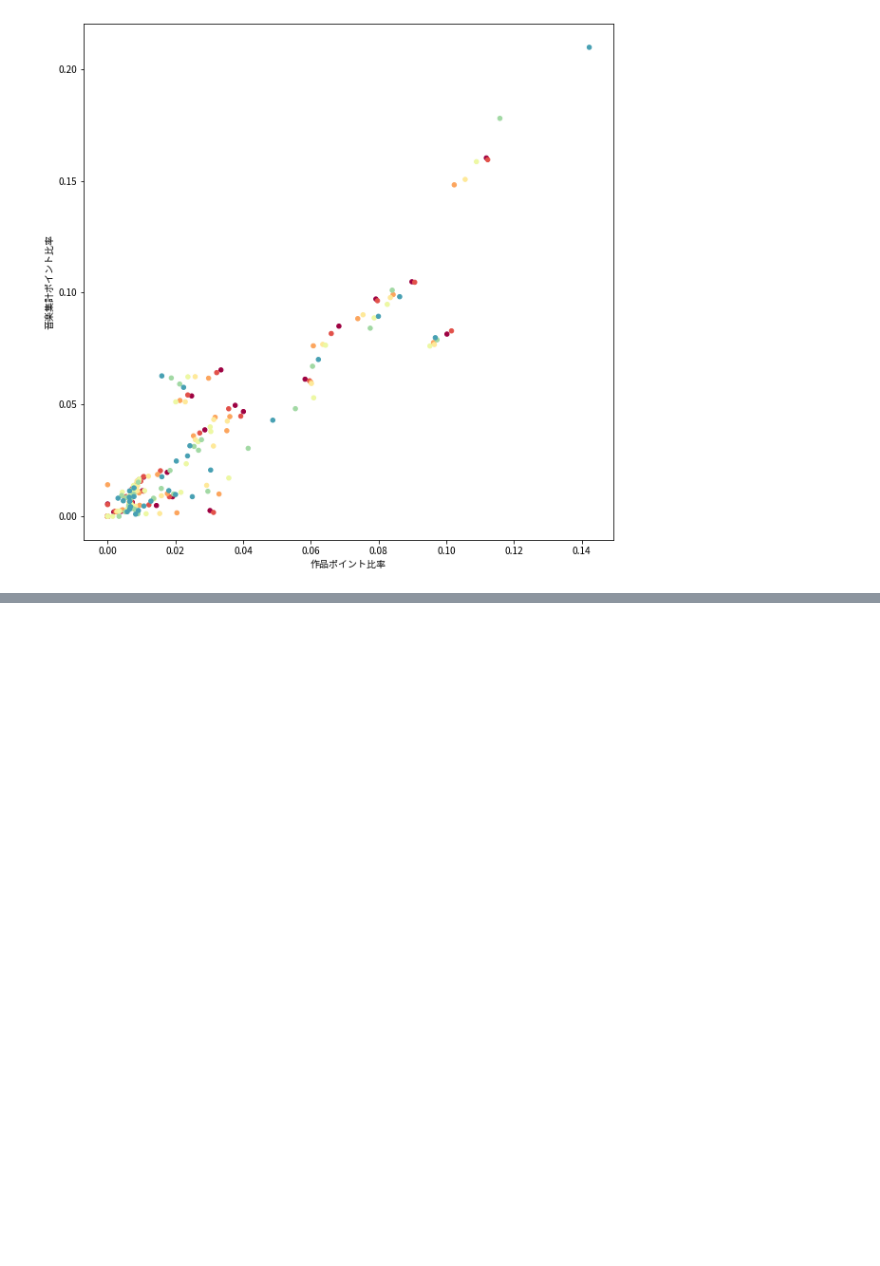
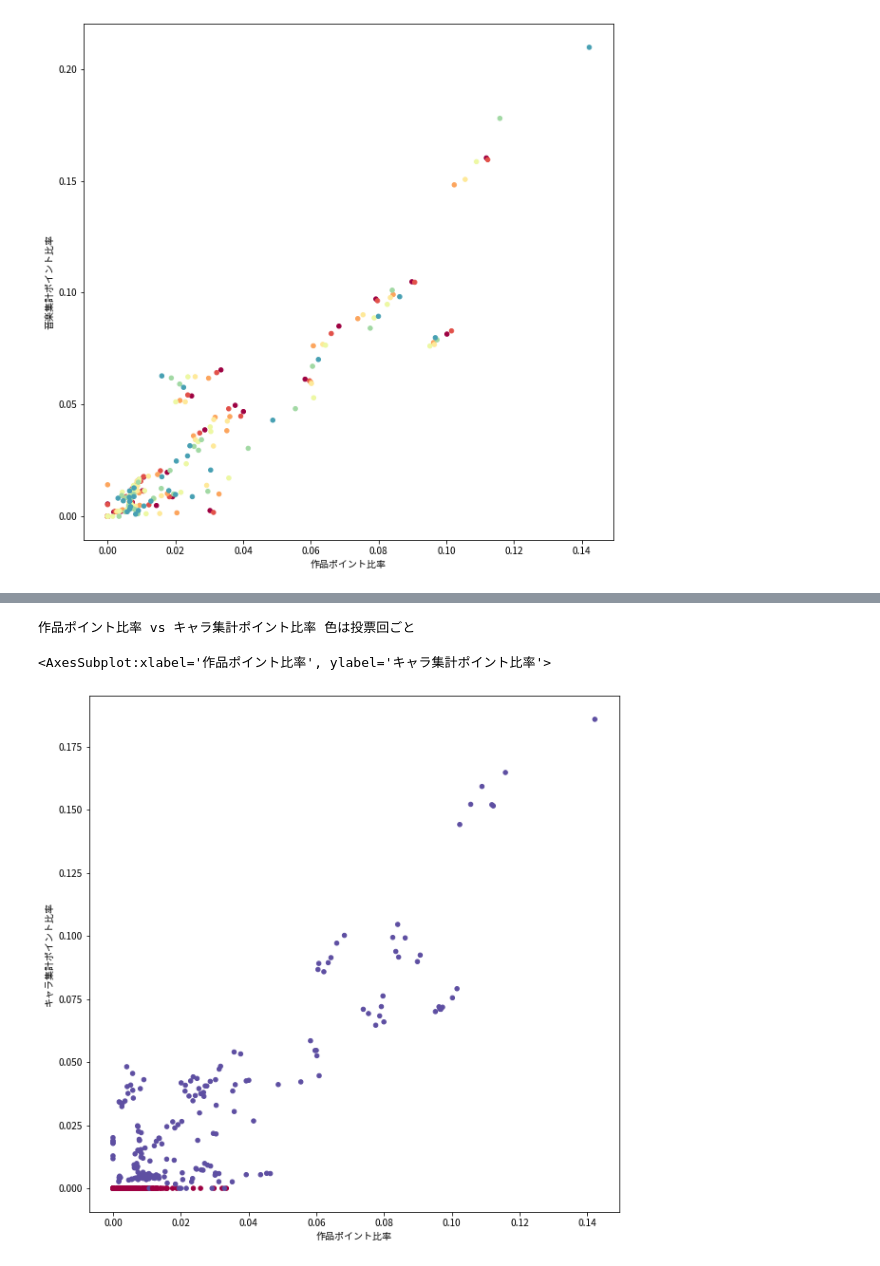
Before and after one commit to xiangze/toubou_vote_analysis, a Jupyter notebook: scrape_music_correlation.ipynb, the cells around one changed output, grey strips where cells are left out. Saved outputs shown, nothing was run; the diff lists cells and outputs as text; code cells hidden in the pictures; blank space fills up the shorter version.

Commit message:
add character title correlation analysis

```diff
--- a/scrape_music.ipynb
+++ b/scrape_music_correlation.ipynb
@@ -335,0 +357,5 @@ fig.show()
+# %%
+charlist=pd.read_csv("data/charlist.csv")
+charlist.columns=['名前', '初出作品', '初出番号', '初出年', 'CD(秘封)', '書籍のみ', '整数boss', '整数自機',
+       '非整数自機', '非整数boss', '整数自機回数', '非整数自機回数']
+charlist
@@ -335,0 +383,4 @@ fig.show()
+# %%
+char_points_ratio_subtitle=pd.merge(char_points_ratio,charlist,on="名前",how="outer")
+char_points_ratio_subtitle=char_points_ratio_subtitle.drop("Unnamed: 0",axis=1)
+char_points_ratio_subtitle
@@ -335,0 +401,3 @@ fig.show()
+# %%
+char_points_ratio_subtitle=char_points_ratio_subtitle.groupby(['初出作品']).sum()
+char_points_ratio_subtitle
@@ -335,0 +424,16 @@ fig.show()
+# %%
+title_points_ratio=title_points_ratio.replace("東方","",regex=True)
+
+chartitlerate_vs_titlerate=pd.DataFrame()
+for i in range(12,19):
+    s=str(i)
+    title_points_ratio_i=pd.concat([title_points_ratio["名前"],title_points_ratio[str(i)]],axis=1)
+    ppd=pd.DataFrame(char_points_ratio_subtitle[s])
+    ppd["名前"]=ppd.index.values
+    ppd["回"]=int(i)
+    ppd["回n"]=(i-12)/(19-12)
+    ppd["名前n"]=[j/len(ppd.index) for  j in range(len(ppd.index))]
+
+    ppd=pd.merge(title_points_ratio_i,ppd,on="名前",how="outer")
+    ppd.columns=["名前","作品ポイント比率","キャラ集計ポイント比率","回","回n","名前n"]
+    chartitlerate_vs_titlerate=pd.concat([chartitlerate_vs_titlerate,ppd],axis=0)
@@ -335,0 +456,8 @@ fig.show()
+# %%
+chartitlerate_vs_titlerate=chartitlerate_vs_titlerate.fillna(0)
+print("作品ポイント比率 vs キャラ集計ポイント比率 色は投票回ごと")
+chartitlerate_vs_titlerate.plot.scatter(x="作品ポイント比率",y="キャラ集計ポイント比率",c=cm(chartitlerate_vs_titlerate["回"]),figsize=(10,10))
+# %% [output]
+作品ポイント比率 vs キャラ集計ポイント比率 色は投票回ごと
+<AxesSubplot:xlabel='作品ポイント比率', ylabel='キャラ集計ポイント比率'>
+[figure, added]
```
Also changed, not shown: parts of 50 cells of this notebook, 2 other files.
